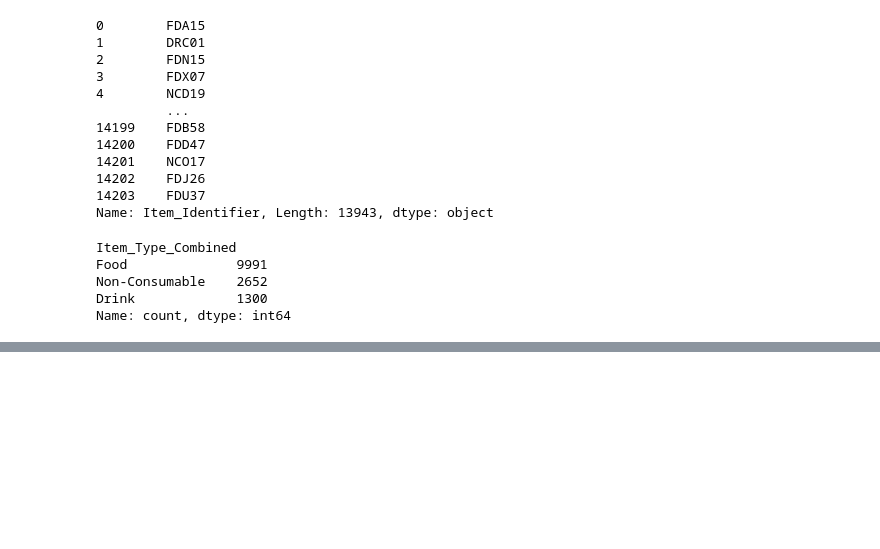
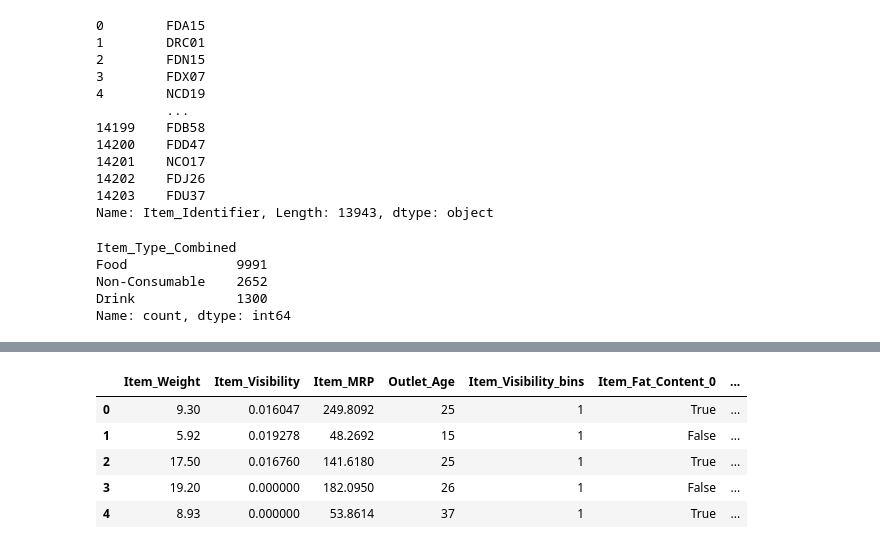
Before and after one commit to Rohit-Ganjoo/Big-Mart, a Jupyter notebook: BigMart Analysis.ipynb, the cells around one changed output, grey strips where cells are left out. Drawn from its saved outputs; the diff is of its cells as text; code cells hidden in the pictures; blank space fills up the shorter version.

```diff
--- a/BigMart Analysis.ipynb
+++ b/BigMart Analysis.ipynb
@@ -304,0 +351,5 @@ test.to_csv('C:/Users/zeus/Desktop/Big-Mart/test_modified.csv',index = False)
+# %%
+#Drop the irrelevent variables from train2 dataset.
+#Create the independent variable X_train and dependent variable y-train
+X_train = train2.drop(['Item_Outlet_Sales','Outlet_Identifier','Item_Identifier'], axis =1)
+y_train = train2.Item_Outlet_Sales
@@ -304,0 +374,9 @@ test.to_csv('C:/Users/zeus/Desktop/Big-Mart/test_modified.csv',index = False)
+# %%
+X_train.head(5)
+# %% [output]
+|  | Item_Weight | Item_Visibility | Item_MRP | Outlet_Age | Item_Visibility_bins | Item_Fat_Content_0 | ... |
+| 0 | 9.30 | 0.016047 | 249.8092 | 25 | 1 | True | ... |
+| 1 | 5.92 | 0.019278 | 48.2692 | 15 | 1 | False | ... |
+| 2 | 17.50 | 0.016760 | 141.6180 | 25 | 1 | True | ... |
+| 3 | 19.20 | 0.000000 | 182.0950 | 26 | 1 | False | ... |
+| 4 | 8.93 | 0.000000 | 53.8614 | 37 | 1 | True | ... |
```
Also changed, not shown: parts of 12 cells of this notebook.
